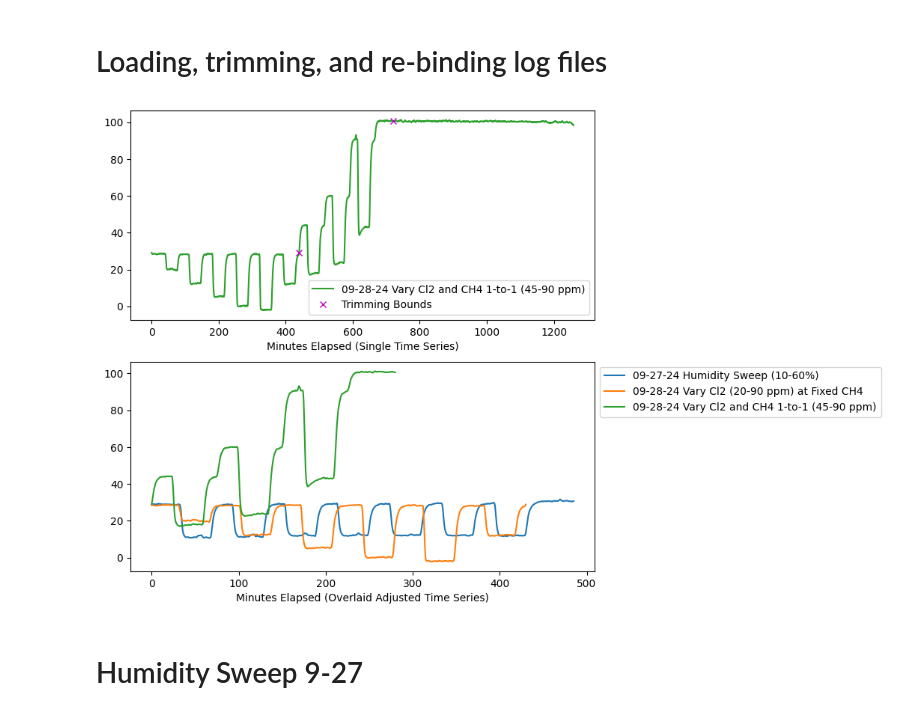
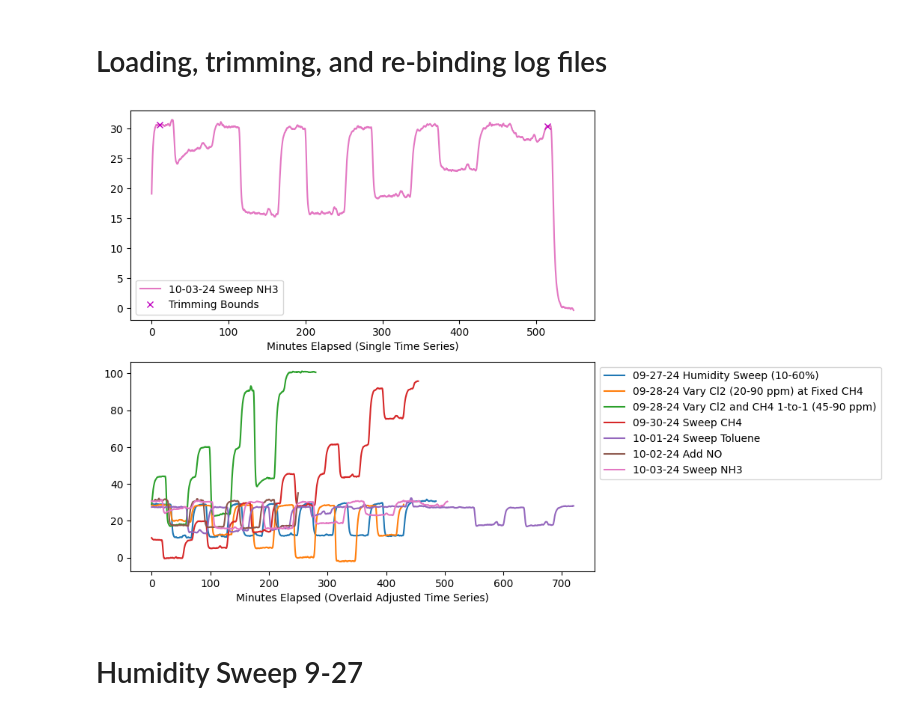
Before and after one commit to richardsrandall/Fall-2024-Cl2, a Jupyter notebook: 09-29 Cl2 Campaign Redo 1/09-29_process_cl2_data.ipynb, the cells around one changed output. Drawn from its saved outputs; the diff is of its cells as text; code cells hidden in the pictures.

Commit message:
Load new logfiles for processing

```diff
--- a/09-29 Cl2 Campaign Redo 1/09-29_process_cl2_data.ipynb
+++ b/09-29 Cl2 Campaign Redo 1/09-29_process_cl2_data.ipynb
@@ -10,16 +10,21 @@ import process_cl2_logfile as process_cl2#This underline us unavoidable
 importlib.reload(process_cl2)
 
 # Load the file...
-info = (('data/09_27_humidity_sweep_log.csv','09-27-24 Humidity Sweep (10-60%)'),
-        ('data/09_28_cl2_sweeps_log.csv','09-28-24 Vary Cl2 (20-90 ppm) at Fixed CH4'),
-        ('data/09_28_cl2_sweeps_log.csv','09-28-24 Vary Cl2 and CH4 1-to-1 (45-90 ppm)'),
+info = (('data/09_27_humidity_sweep_log.csv','09-27-24 Humidity Sweep (10-60%)','data/09-27_ftir.prn'),
+        ('data/09_28_cl2_sweeps_log.csv','09-28-24 Vary Cl2 (20-90 ppm) at Fixed CH4','data/09-28_ftir.prn'),
+        ('data/09_28_cl2_sweeps_log.csv','09-28-24 Vary Cl2 and CH4 1-to-1 (45-90 ppm)','data/09-28_ftir.prn'),
+        ('data/09-30_ch4_sweep_log.csv','09-30-24 Sweep CH4','data/09-30_ftir_1.prn'),
+        ('data/10-01-24_toluene.csv','10-01-24 Sweep Toluene','data/10-01_ftir.prn'),
+        ('data/10-02_NO_test.csv','10-02-24 Add NO','data/10-02_ftir.prn'),
+        ('data/10-03_nh3_sweep.csv','10-03-24 Sweep NH3','data/10-03_ftir.prn'),
         )
 hush=True
-raw_data = process_cl2.extract_data(info,hush)
+raw_data = process_cl2.extract_data([i[:2] for i in info],hush)
 ftir_fields_to_rebind = (('CH4 (PF) 191c average','FTIR: CH4 (ppm)'),('CO2 ppm 191c average','FTIR: CO2 (ppm)','CO ppm 191C (1of2) average','FTIR: CO (ppm)'))#'CH4 (PF) 191c average'
-process_cl2.rebind_ftir_prn(raw_data['09-27-24 Humidity Sweep (10-60%)'],'data/09-27_ftir.prn',ftir_fields_to_rebind,hush)
-process_cl2.rebind_ftir_prn(raw_data['09-28-24 Vary Cl2 (20-90 ppm) at Fixed CH4'],'data/09-28_ftir.prn',ftir_fields_to_rebind,hush)
-process_cl2.rebind_ftir_prn(raw_data['09-28-24 Vary Cl2 and CH4 1-to-1 (45-90 ppm)'],'data/09-28_ftir.prn',ftir_fields_to_rebind,hush)
+for i in info:
+    if len(i)>2:
+        (path,exp_name,ftir_path)=i
+        process_cl2.rebind_ftir_prn(raw_data[exp_name],ftir_path,ftir_fields_to_rebind,hush)
 
 # Suppress a printout
 pass
@@ -28,18 +33,22 @@ pass
 # %%
 #@np.vectorize
 def calibrate_cl2(mv):
     return (mv-45.5)*30/(83-45.5)
 
 importlib.reload(process_cl2)
 trim_params=((15,500),
              (10,440),
              (440,720),
+             (165,620),
+             (100,820),
+             (20,270),
+             (10,515),
              )
 (data,ax1,ax2) = process_cl2.trim_dataframes(raw_data,trim_params,
-                                   plot=True,which_field='FTIR: CH4 (ppm)',which_df=2)
-rf = process_cl2.RemovalFinder(data,"09-29_redone_cl2_sweeps_no_cofeed")
+                                   plot=True,which_field='FTIR: CH4 (ppm)',which_df=6)
+rf = process_cl2.RemovalFinder(data,"09-29_cl2_campaign_after_mfc_zero")
 # %% [output]
-[figure, old version]
+[figure, new version]
 # %% [markdown]
 <h1> Humidity Sweep 9-27 </h1>
 # %%
```
Also changed, not shown: parts of 4 cells of this notebook, 6 other files.
